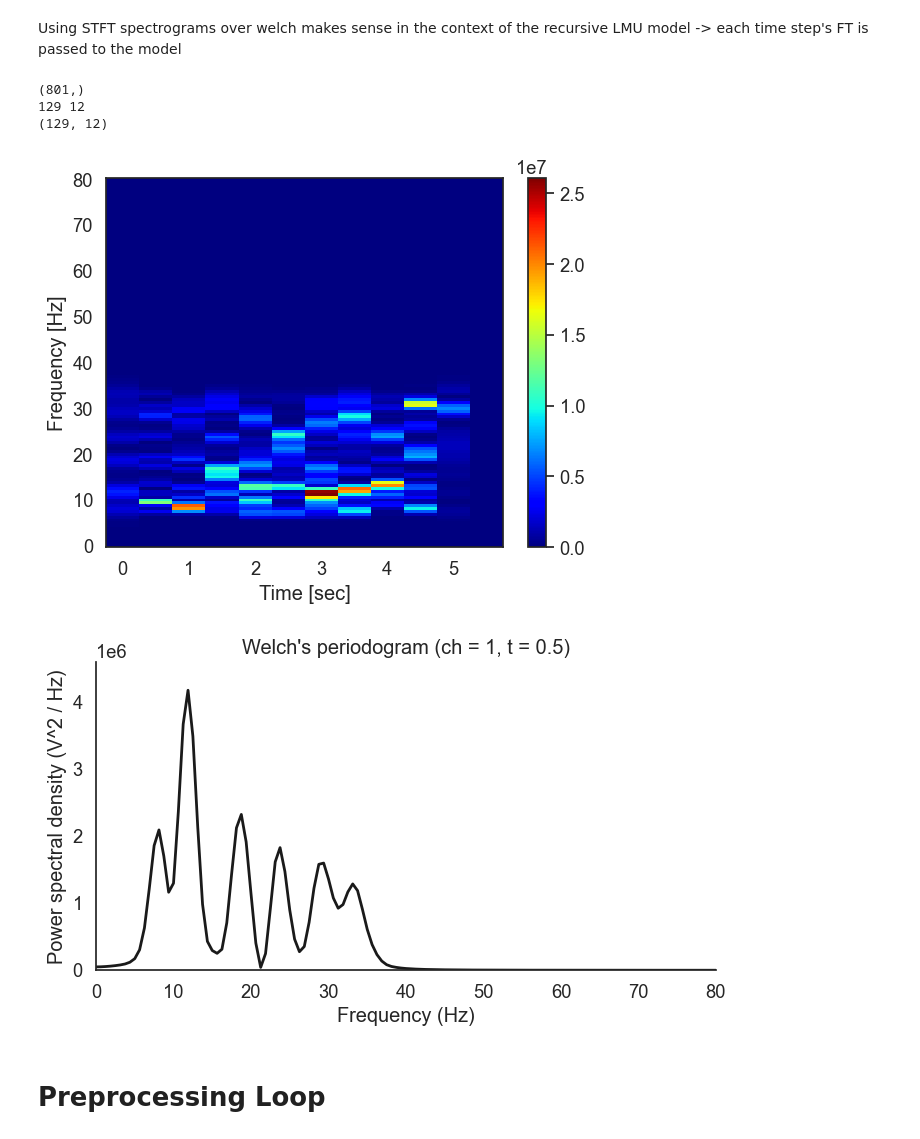
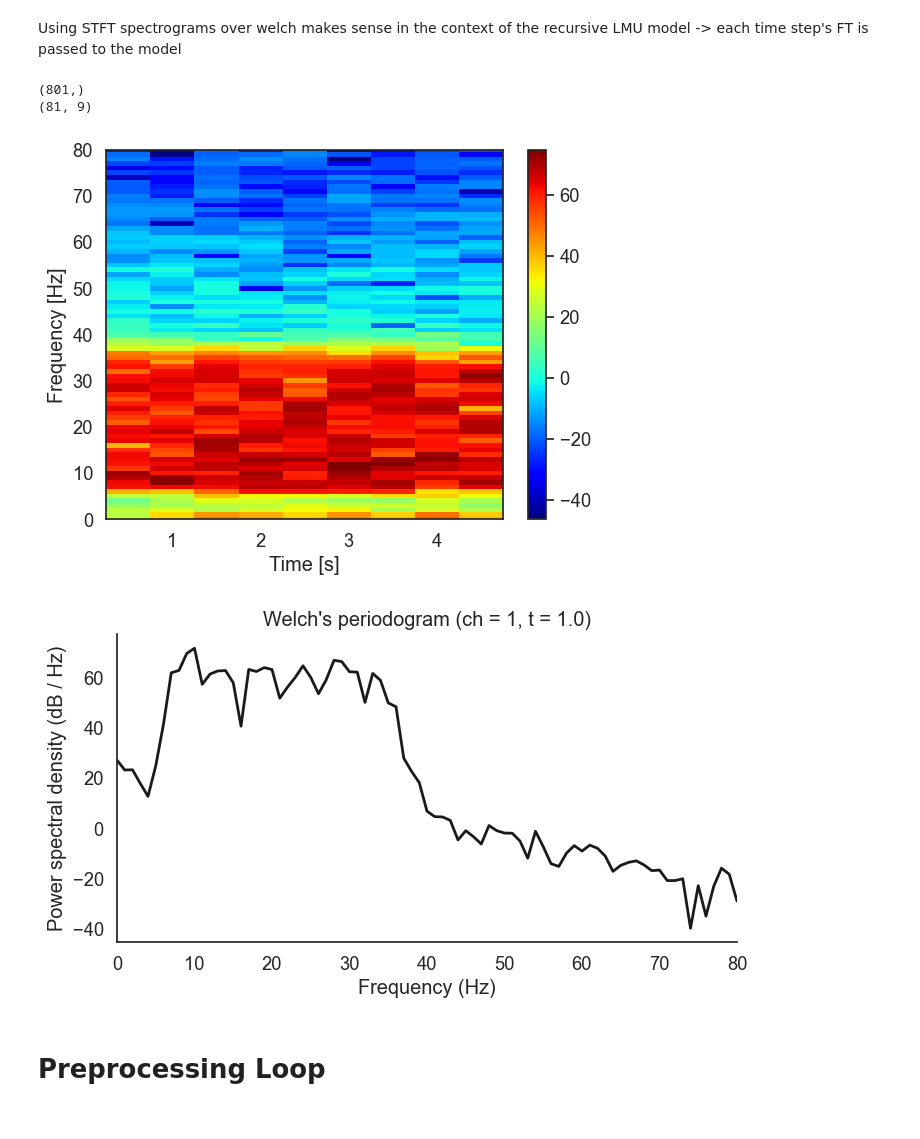
Before and after one commit to anmutechsupport/Energy-Efficient-Decoding-of-EEG-Motor-Imagery-using-Spiking-Legendre-Memory-Units, a Jupyter notebook: ml/preprocessing-bci2000.ipynb, the cells around one changed output. Saved outputs shown, nothing was run; the diff lists cells and outputs as text; code cells hidden in the pictures.

```diff
--- a/ml/preprocessing-bci2000.ipynb
+++ b/ml/preprocessing-bci2000.ipynb
@@ -868,41 +872,64 @@ Using STFT spectrograms over welch makes sense in the context of the recursive L
 # %%
 sample = reconstructed_epochs[0, 0, :]
 print(sample.shape)
 norm_sample = sample - np.mean(sample) # remove DC offset
 
 w = np.hanning(M)
 s_w = np.sum(w**2)
-f, t, stft_arr = signal.stft(norm_sample, fs, window=w, nfft=256, nperseg=M, noverlap=S) # use nfft param for interpolation + faster computation
-# stft_arr = stft(sample, M, S).reshape(21, 41)
-print(len(f), len(t))
-print(stft_arr.shape)
 
-# plot stft of reconstructed epochs
-psd_arr = abs(stft_arr)**2/s_w
-plt.pcolormesh(t, f, psd_arr, cmap='jet')
+# using STFT
+
+# f, t, stft_arr = signal.stft(norm_sample, fs=fs, window=w, nperseg=M, noverlap=S) # use nfft param for interpolation + faster computation
+# # stft_arr = stft(sample, M, S).reshape(21, 41)
+# print(len(f), len(t))
+# print(stft_arr.shape)
+
+# # plot stft of reconstructed epochs
+# psd_arr = abs(stft_arr)**2/s_w
+# plt.pcolormesh(t, f, 10 * np.log10(psd_arr), cmap='jet') # psd in db
+# plt.ylabel('Frequency [Hz]')
+# plt.xlabel('Time [sec]')
+# plt.colorbar()
+# plt.show()
+
+# using spectrogram
+
+interval = int(fs)        # ... the interval size,
+overlap = int(fs * 0.5)  # ... and the overlap intervals
+
+f, t, Sxx = signal.spectrogram(
+    norm_sample,                  # Provide the signal,
+    window=w,               # ... the window,
+    fs=fs,                # ... the sampling frequency,
+    nperseg=interval,     # ... the length of a segment,
+    noverlap=overlap)     # ... the number of samples to overlap,
+print(Sxx.shape)
+norm_Sxx = 10* np.log10(Sxx/s_w)
+plt.pcolormesh(t, f, norm_Sxx,
+               cmap='jet')# Plot the result
+plt.colorbar()                # ... with a color bar,
+plt.ylim([f.min(), f.max()])             # ... set the frequency range,
+plt.xlabel('Time [s]')        # ... and label the axes
 plt.ylabel('Frequency [Hz]')
-plt.xlabel('Time [sec]')
-plt.colorbar()
 plt.show()
 # %% [output]
 (801,)
-129 12
-(129, 12)
+(81, 9)
-[figure, old version]
+[figure, new version]
 # %%
 # Plot the power spectrum in CSP space
 sns.set(font_scale=1.2, style='white')
 plt.figure(figsize=(8, 4))
-plt.plot(f, psd_arr[:, 0], color='k', lw=2)
+plt.plot(f, norm_Sxx[:, 0], color='k', lw=2)
 plt.xlabel('Frequency (Hz)')
-plt.ylabel('Power spectral density (V^2 / Hz)')
-plt.ylim([0, psd_arr[:, 0].max() * 1.1])
+plt.ylabel('Power spectral density (dB / Hz)')
+# plt.ylim([0, norm_Sxx[:, 0].max() * 1.1])
 plt.title("Welch's periodogram (ch = 1, t = {})".format(t[1]))
 plt.xlim([0, f.max()])
 sns.despine();
 plt.show();
 # %% [output]
-[figure, old version]
+[figure, new version]
 # %% [markdown]
 # Preprocessing Loop
 # %% [markdown]
```
Also changed, not shown: parts of 7 cells of this notebook, 1 other file.
